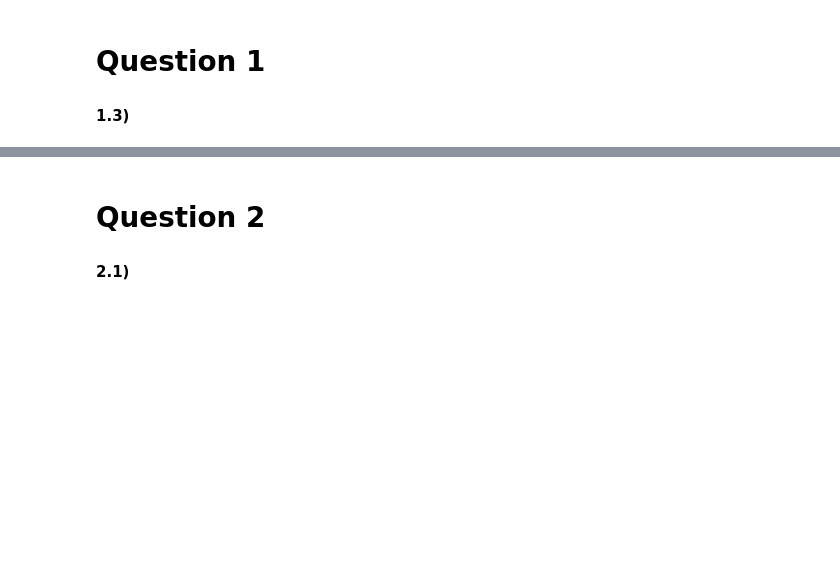
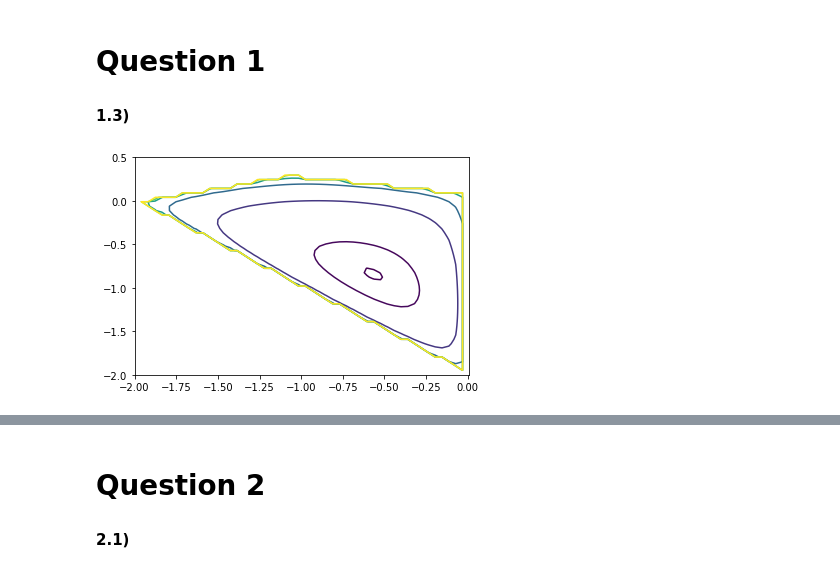
Before and after one commit to OfekGlick/Homework, a Jupyter notebook: NLM/NLM_EX_6.ipynb, the cells around one changed output, grey strips where cells are left out. Saved outputs shown, nothing was run; the diff lists cells and outputs as text; code cells hidden in the pictures; blank space fills up the shorter version.

Commit message:
DDBS: ex2 wet part ML: fixed test ex2 NLM: finished ex6

```diff
--- a/NLM/NLM_EX_6.ipynb
+++ b/NLM/NLM_EX_6.ipynb
@@ -43,0 +47,17 @@ a,b = analytic_center(A,b,np.array([[-1.99],[0]]))
+# %%
+import matplotlib.pyplot as plt
+def test_analytic_center():
+    x = np.linspace(-2,0.01)
+    y = np.linspace(-2,0.5)
+    X,Y = np.meshgrid(x,y)
+    z = -np.log(1 -2*X - 10*Y) - np.log(-X) - np.log(2+X-3*Y) - np.log(2+X+Y)
+    z [(np.isnan(z))] = 10**10
+    z = z.real
+    z = z.reshape(X.T.shape)
+    fs.reverse()
+    plt.contour(x, y, z, levels = fs)
+    plt.show()
+# %%
+test_analytic_center()
+# %% [output]
+[figure, added]
```
Also changed, not shown: parts of 5 cells of this notebook, 2 other files.
